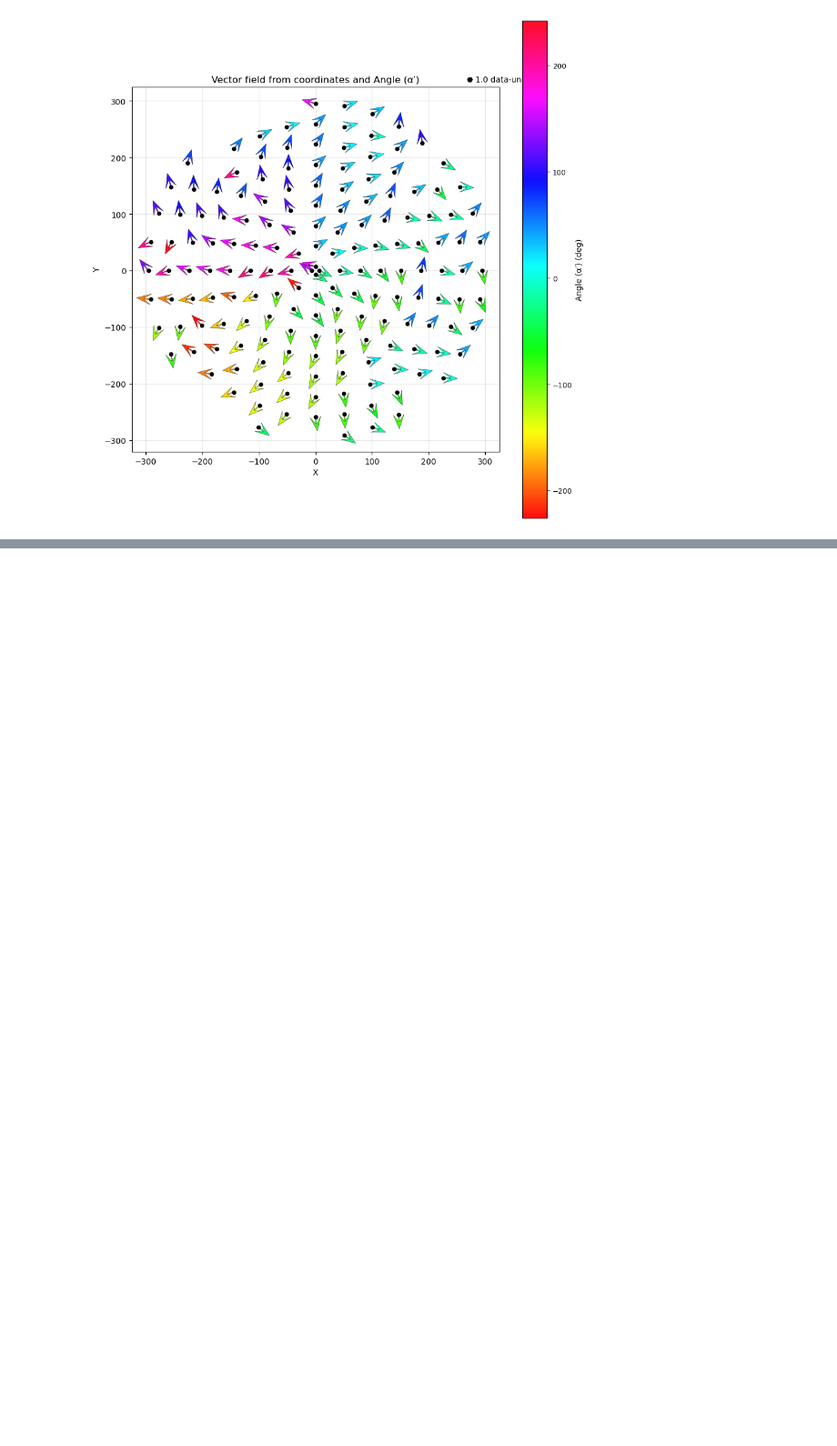
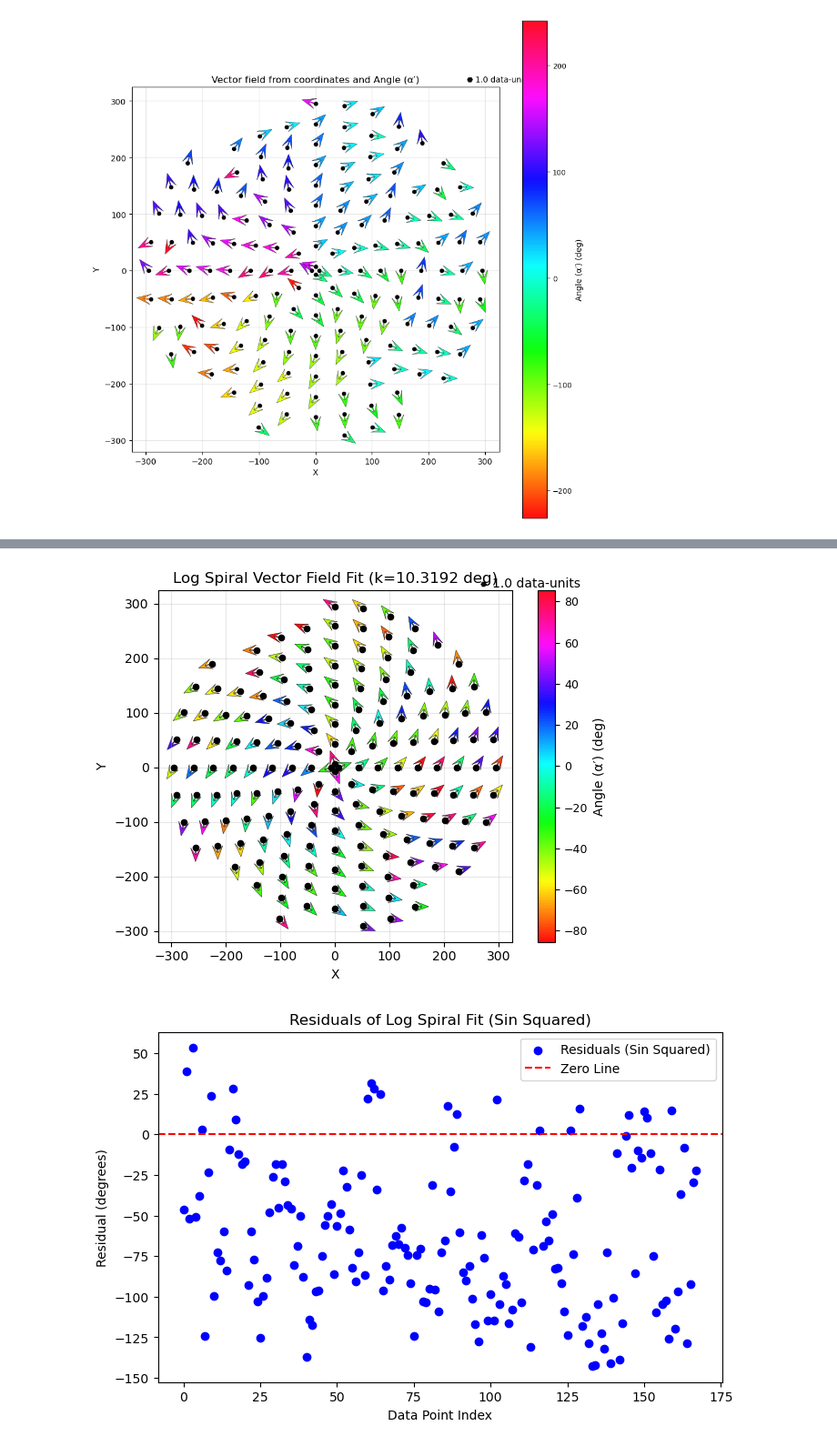
Before and after one commit to KumarRishabh/spiral-chirals, a Jupyter notebook: statistical_analysis.ipynb, the cells around one changed output, grey strips where cells are left out. Shown: that part at 91% size. Saved outputs shown, nothing was run; the diff lists cells and outputs as text; code cells hidden in the pictures; blank space fills up the shorter version.

```diff
--- a/statistical_analysis.ipynb
+++ b/statistical_analysis.ipynb
@@ -96,0 +391,46 @@ plt.show()
+# %%
+q2 = plt.quiver(
+    X, Y, U2_scaled, V2_scaled, angles_deg,
+    angles='xy', scale_units='xy', scale=1, cmap='hsv',
+    width=0.015,
+    headwidth=12,
+    headlength=16,
+    headaxislength=8,
+    alpha=0.95, edgecolor='k', linewidth=0.3
+)
+
+plt.scatter(X, Y, c='k', s=20, zorder=3)
+plt.gca().set_aspect('equal', 'box')
+plt.xlabel('X')
+plt.ylabel('Y')
+plt.title(f'Log Spiral Vector Field Fit (k={k_opt2:.4f} deg)')
+cbar = plt.colorbar(q2, label='Angle (α′) (deg)')
+cbar.ax.tick_params(labelsize=9)
+plt.quiverkey(q2, X=0.92, Y=1.02, U=scale_factor,
+              label=f'{scale_factor} data-units', labelpos='E',
+              fontproperties={'size':10})
+plt.grid(alpha=0.3)
+plt.tight_layout()
+plt.savefig('log_spiral_vector_field_fit_sin.svg', dpi=300)
+plt.show()
+
+## Plot residuals
+residuals2 = angles_deg - (k_opt2 * np.log(r + 1e-8))
+plt.figure(figsize=(8, 5))
+plt.scatter(range(len(residuals2)), residuals2, color='blue', label='Residuals (Sin Squared)')
+plt.axhline(0, color='red', linestyle='--', label='Zero Line')
+plt.xlabel('Data Point Index')
+plt.ylabel('Residual (degrees)')
+plt.title('Residuals of Log Spiral Fit (Sin Squared)')
+plt.legend()
+plt.figure(figsize=(8, 5))
+plt.hist(residuals2, bins=20, color='green', alpha=0.7, label='Residuals Histogram (Sin Squared)')
+plt.axvline(0, color='red', linestyle='--', label='Zero Line')
+plt.xlabel('Residual (degrees)')
+plt.ylabel('Frequency')
+plt.title('Histogram of Residuals of Log Spiral Fit (Sin Squared)')
+plt.legend()
+plt.show()
+# %% [output]
+[figure, added]
+[figure, added]
```
Also changed, not shown: parts of 7 cells of this notebook, 3 other files.
